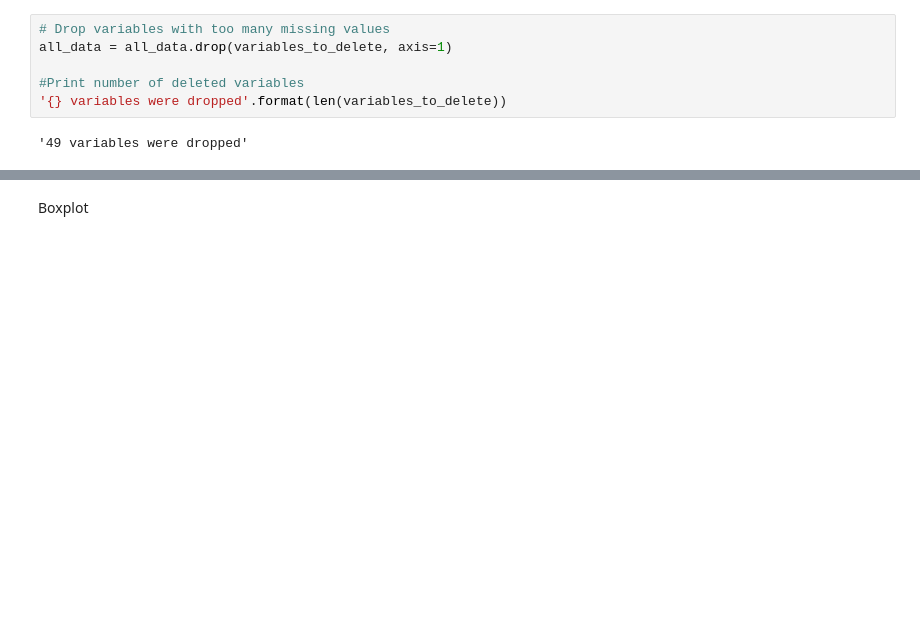
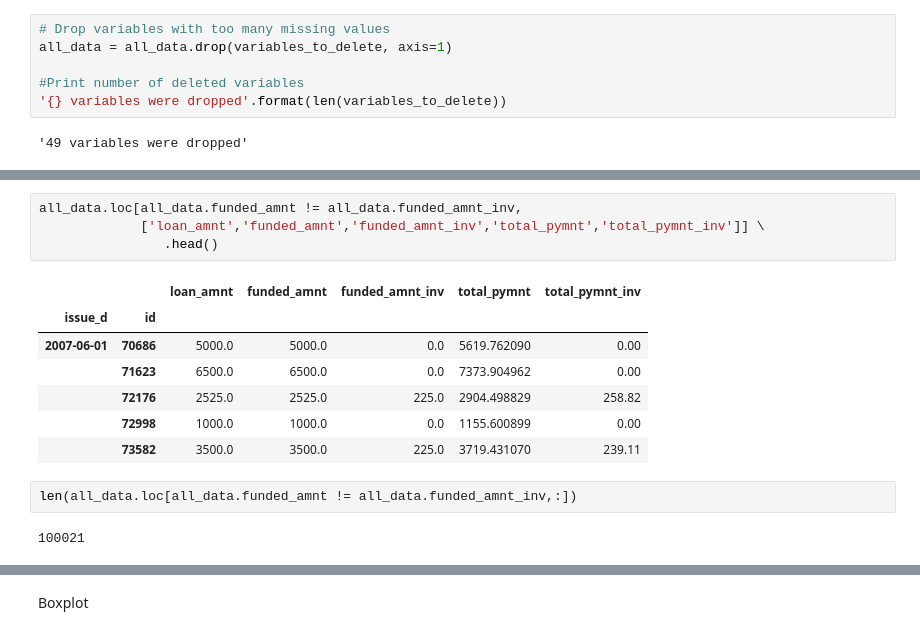
Before and after one commit to tloeber/Springboard, a Jupyter notebook: lending_club/lending_club_1.ipynb, the cells around one changed output, grey strips where cells are left out. Drawn from its saved outputs; the diff is of its cells as text; blank space fills up the shorter version.

```diff
--- a/lending_club/lending_club_1.ipynb
+++ b/lending_club/lending_club_1.ipynb
@@ -360,0 +341,16 @@ all_data = all_data.drop(variables_to_delete, axis=1)
+# %%
+all_data.loc[all_data.funded_amnt != all_data.funded_amnt_inv,
+             ['loan_amnt','funded_amnt','funded_amnt_inv','total_pymnt','total_pymnt_inv']] \
+                .head()
+# %% [output]
+|  |  | loan_amnt | funded_amnt | funded_amnt_inv | total_pymnt | total_pymnt_inv |
+| issue_d | id |  |  |  |  |  |
+| 2007-06-01 | 70686 | 5000.0 | 5000.0 | 0.0 | 5619.762090 | 0.00 |
+|  | 71623 | 6500.0 | 6500.0 | 0.0 | 7373.904962 | 0.00 |
+|  | 72176 | 2525.0 | 2525.0 | 225.0 | 2904.498829 | 258.82 |
+|  | 72998 | 1000.0 | 1000.0 | 0.0 | 1155.600899 | 0.00 |
+|  | 73582 | 3500.0 | 3500.0 | 225.0 | 3719.431070 | 239.11 |
+# %%
+len(all_data.loc[all_data.funded_amnt != all_data.funded_amnt_inv,:])
+# %% [output]
+100021
```
Also changed, not shown: parts of 40 cells of this notebook.
